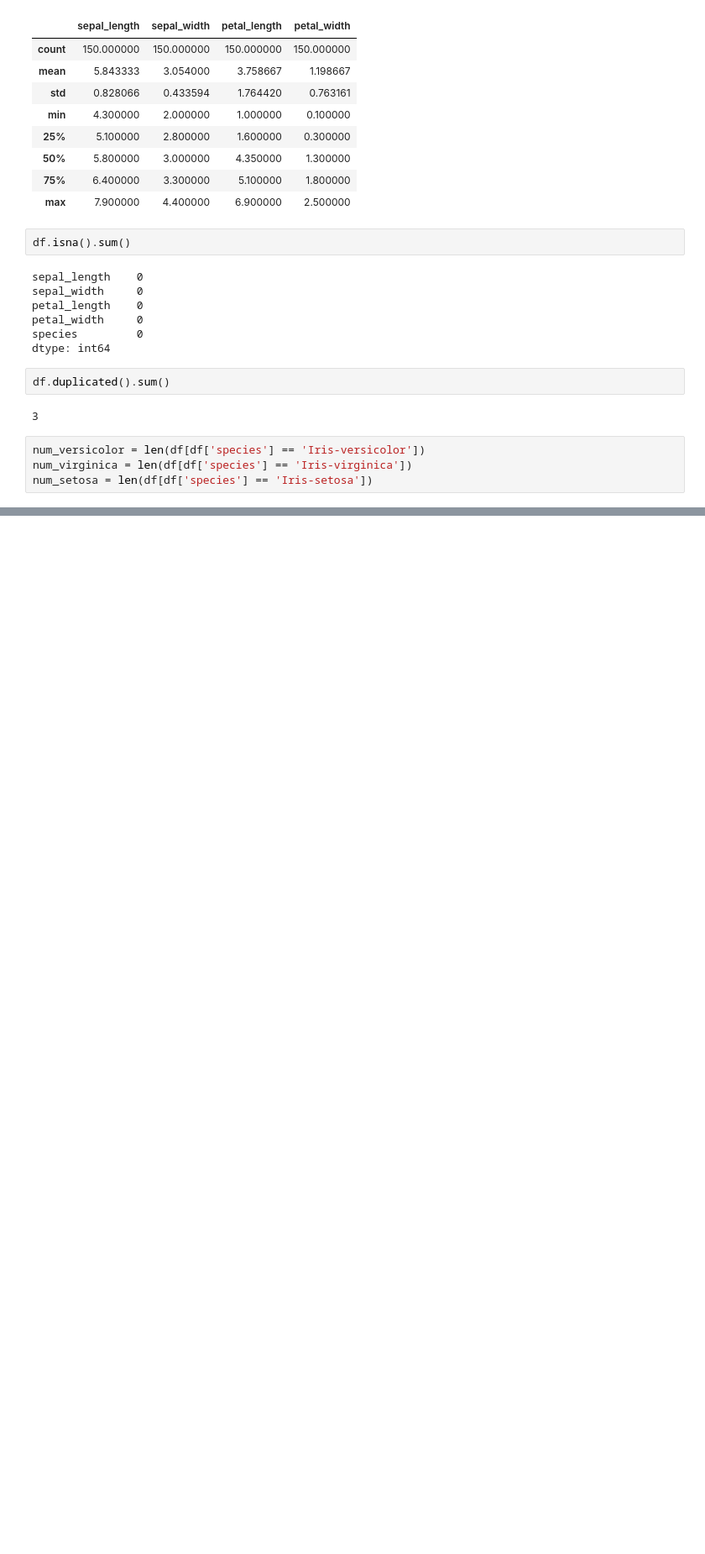
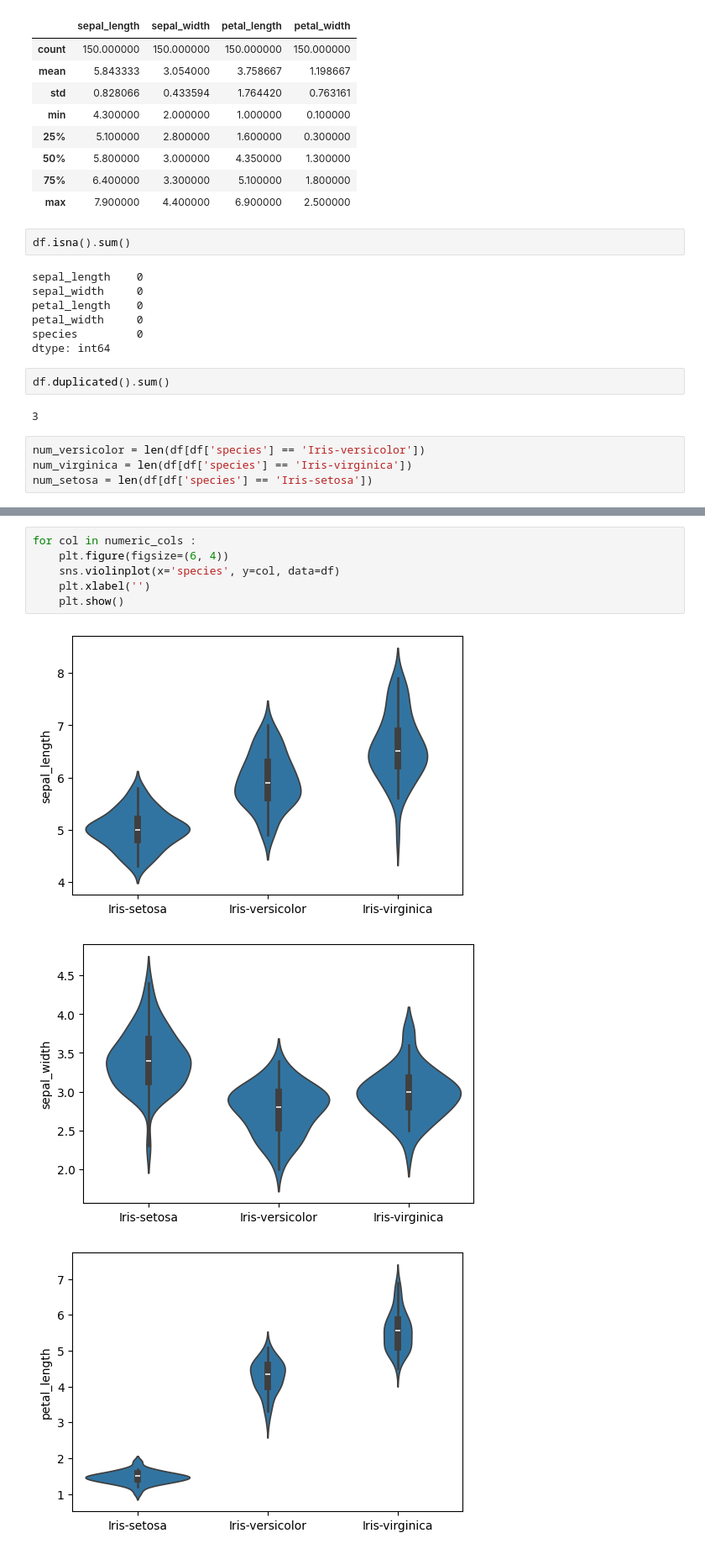
Before and after one commit to Sherinpour/ML-Projects, a Jupyter notebook: IRIS Flower Classification/irisFlower.ipynb, the cells around one changed output, grey strips where cells are left out. Shown at 84% size. Cells and saved outputs as stored; diff of their text form; blank space fills up the shorter version.

```diff
--- a/IRIS Flower Classification/irisFlower.ipynb
+++ b/IRIS Flower Classification/irisFlower.ipynb
@@ -65,0 +118,10 @@ num_setosa = len(df[df['species'] == 'Iris-setosa'])
+# %%
+for col in numeric_cols :
+    plt.figure(figsize=(6, 4))
+    sns.violinplot(x='species', y=col, data=df)
+    plt.xlabel('')
+    plt.show()
+# %% [output]
+[figure, added]
+[figure, added]
+[figure, added]
```
Also changed, not shown: parts of 15 cells of this notebook.
